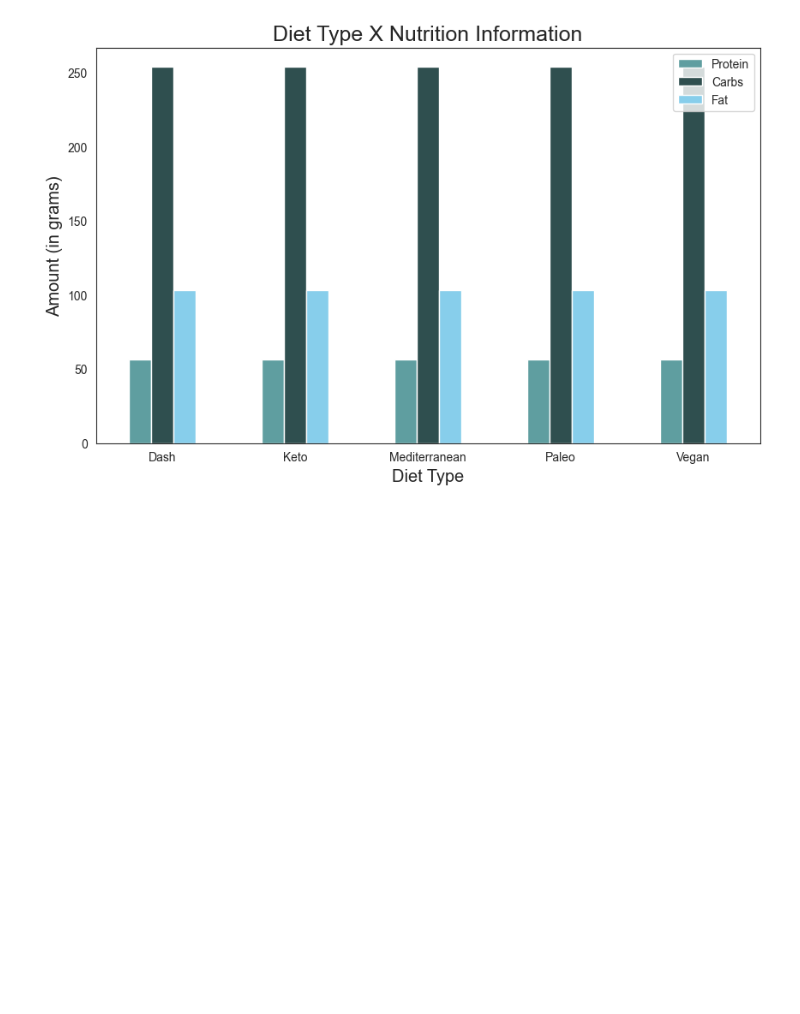
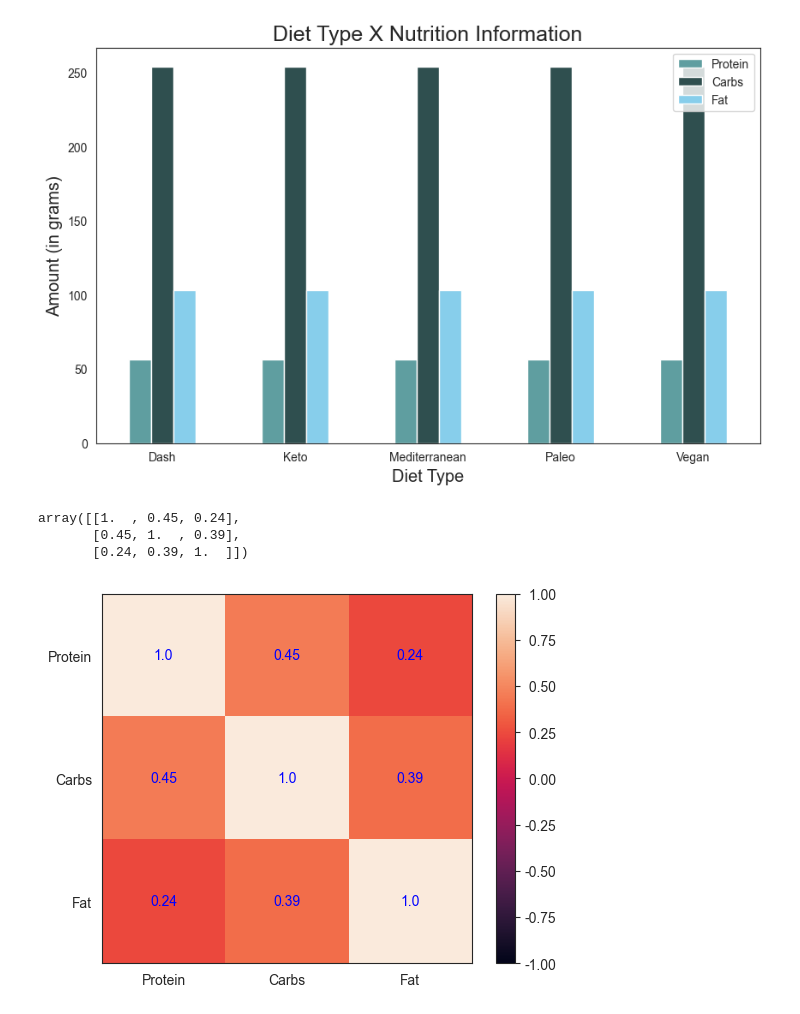
Before and after one commit to STEAM-Center-NYC/10032-Dieting-With-The-Help-of-Artificial-Intelligence, a Jupyter notebook: ai_textgen.ipynb, the cells around one changed output. Cells and saved outputs as stored; diff of their text form; code cells hidden in the pictures; blank space fills up the shorter version.

```diff
--- a/ai_textgen.ipynb
+++ b/ai_textgen.ipynb
@@ -268,3 +268,31 @@ plt.xlabel("Diet Type",fontsize="x-large")
 plt.ylabel("Amount (in grams)", fontsize="x-large");
 # %% [output]
 [figure]
+# %%
+# Correlation between Nutrition Information
+x = df_nodup['Protein(g)']
+y = df_nodup['Carbs(g)']
+z = df_nodup['Fat(g)']
+xyz = [x,y,z]
+
+corr_matrix = np.corrcoef(xyz).round(decimals=2)
+corr_matrix
+# %% [output]
+array([[1.  , 0.45, 0.24],
+       [0.45, 1.  , 0.39],
+       [0.24, 0.39, 1.  ]])
+# %%
+fig, ax = plt.subplots()
+im = ax.imshow(corr_matrix)
+im.set_clim(-1, 1)
+ax.grid(False)
+ax.xaxis.set(ticks=(0, 1, 2), ticklabels=('Protein', 'Carbs', 'Fat'))
+ax.yaxis.set(ticks=(0, 1, 2), ticklabels=('Protein', 'Carbs', 'Fat'))
+ax.set_ylim(2.5, -0.5)
+for i in range(3):
+    for j in range(3):
+        ax.text(j, i, corr_matrix[i, j], ha='center', va='center',
+                color='b')
+cbar = ax.figure.colorbar(im, ax=ax, format='% .2f')
+# %% [output]
+[figure, added]
```
Also changed, not shown: parts of 14 cells of this notebook.
